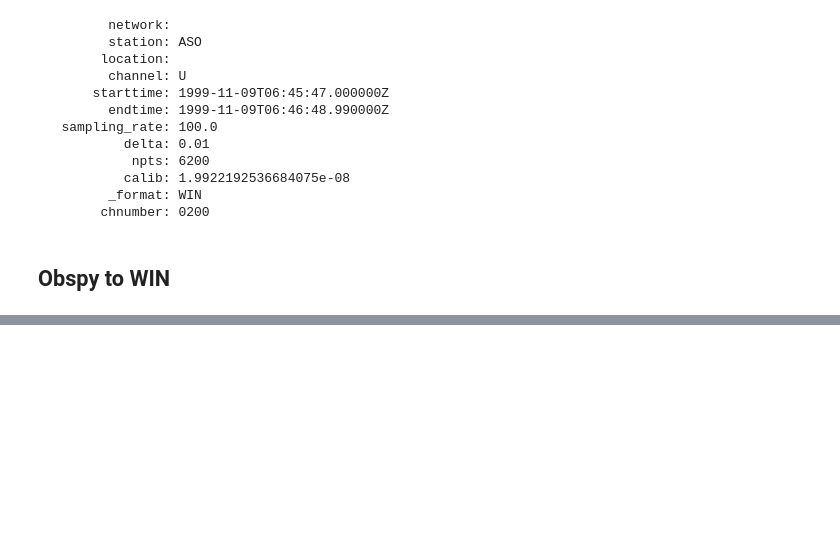
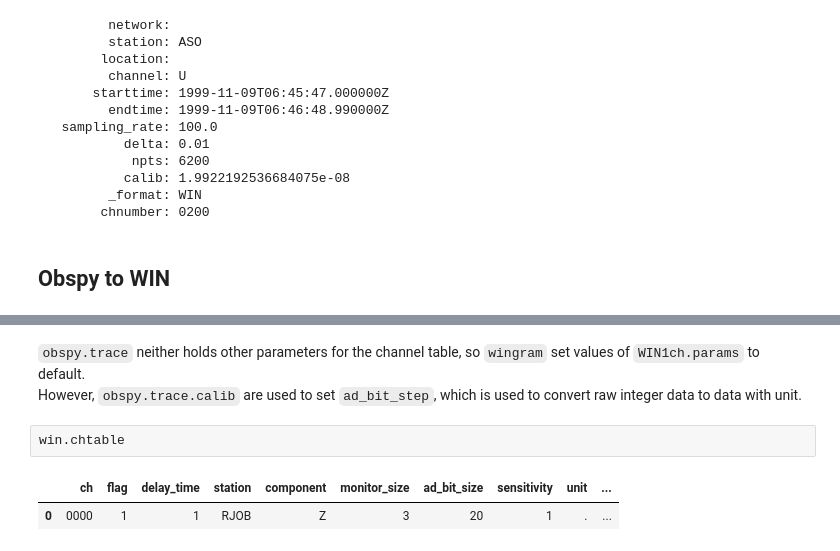
Before and after one commit to is-enaga/wingram, a Jupyter notebook: example/read_data.ipynb, the cells around one changed output, grey strips where cells are left out. Cells and saved outputs as stored; diff of their text form; blank space fills up the shorter version.

Commit message:
enhance channel table processing

```diff
--- a/example/read_data.ipynb
+++ b/example/read_data.ipynb
@@ -385,0 +417,8 @@ win[0].plot()
+# %% [markdown]
+`obspy.trace` neither holds other parameters for the channel table, so `wingram` set values of `WIN1ch.params` to default.
+However, `obspy.trace.calib` are used to set `ad_bit_step`, which is used to convert raw integer data to data with unit.
+# %%
+win.chtable
+# %% [output]
+|  | ch | flag | delay_time | station | component | monitor_size | ad_bit_size | sensitivity | unit | ... |
+| 0 | 0000 | 1 | 1 | RJOB | Z | 3 | 20 | 1 | . | ... |
```
Also changed, not shown: parts of 6 cells of this notebook, 4 other files.
